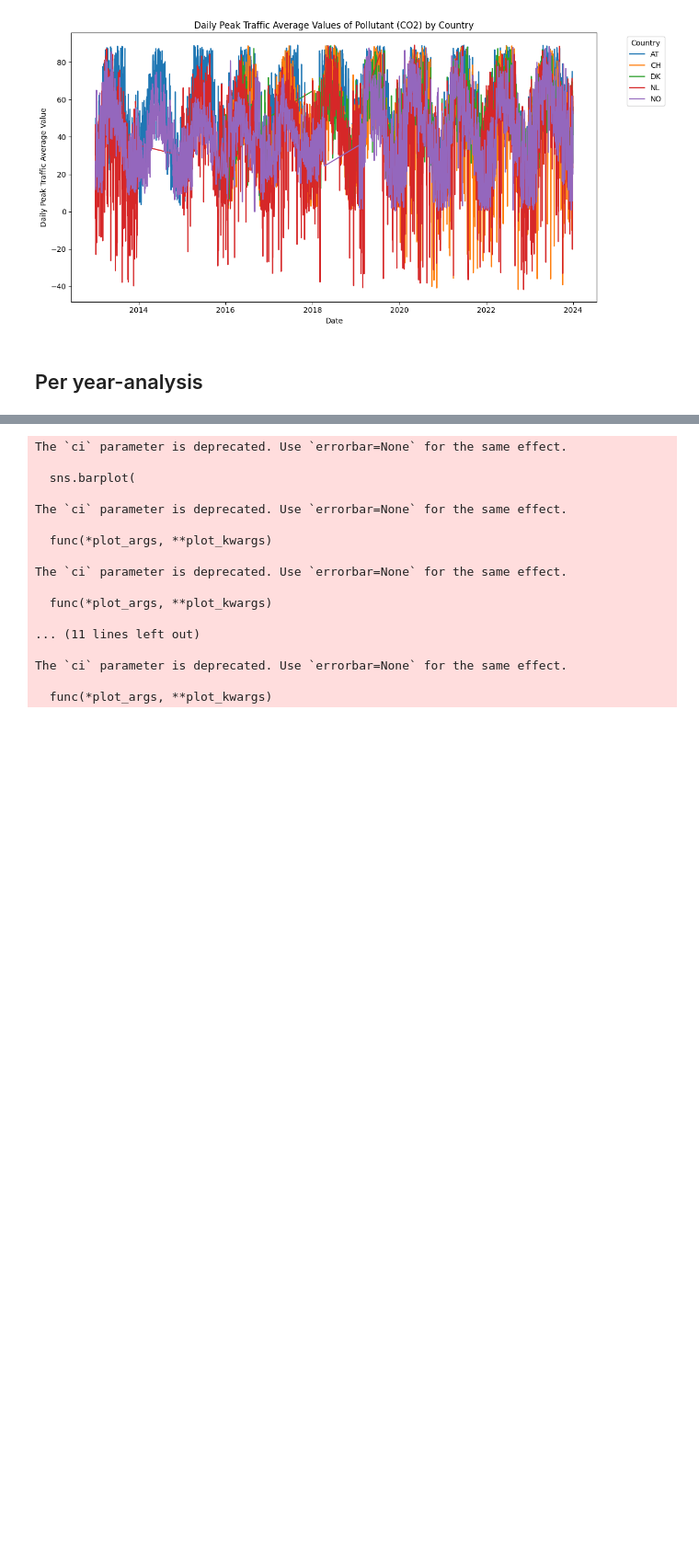
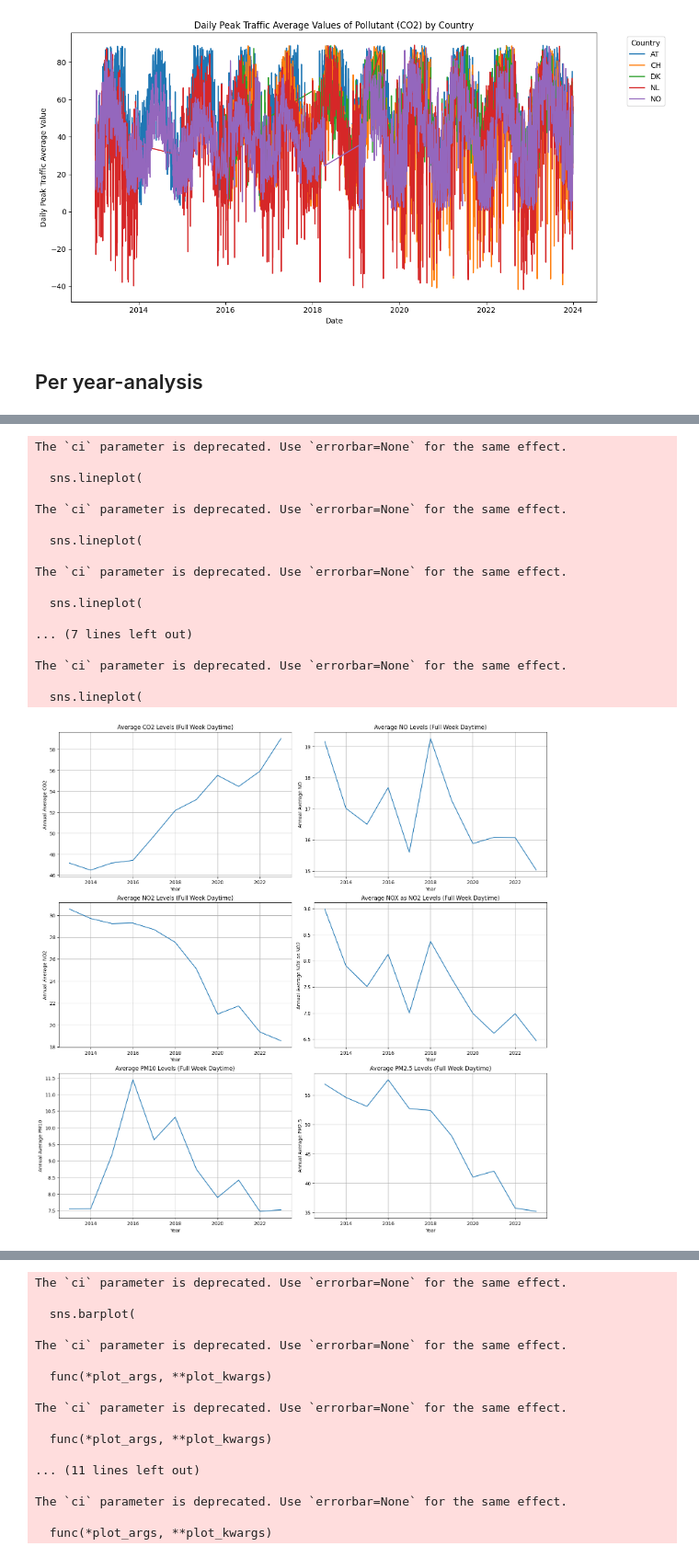
Before and after one commit to JskifterJ/DSML, a Jupyter notebook: notebooks/air_quality_data_V2.ipynb, the cells around one changed output, grey strips where cells are left out. Shown at 92% size. Drawn from its saved outputs; the diff is of its cells as text; code cells hidden in the pictures; blank space fills up the shorter version.

```diff
--- a/notebooks/air_quality_data_V2.ipynb
+++ b/notebooks/air_quality_data_V2.ipynb
@@ -676,0 +723,51 @@ print(summary)
+# %%
+import seaborn as sns
+
+import matplotlib.pyplot as plt
+
+# Define the number of rows and columns for the grid
+ncols = 2
+nrows = (len(unique_pollutants) + ncols - 1) // ncols  # Calculate rows needed
+
+# Create subplots
+fig, axes = plt.subplots(nrows=nrows, ncols=ncols, figsize=(15, 5 * nrows), constrained_layout=True)
+
+# Flatten axes for easy iteration
+axes = axes.flatten()
+
+# Plot each pollutant
+for ax, pollutant in zip(axes, unique_pollutants):
+    # Plot average full-week daytime levels across all countries
+    sns.lineplot(
+        data=aq_annual_averages[aq_annual_averages['Pollutant'] == pollutant],
+        x='Year', y='AnnualAvg_fullweek_Daytime', estimator='mean', ci=None, ax=ax
+    )
+    ax.set_title(f'Average {pollutant} Levels (Full Week Daytime)')
+    ax.set_ylabel(f'Annual Average {pollutant}')
+    ax.set_xlabel('Year')
+    ax.grid(True)
+
+# Hide any unused subplots
+for ax in axes[len(unique_pollutants):]:
+    ax.set_visible(False)
+
+plt.show()
+# %% [output]
+The `ci` parameter is deprecated. Use `errorbar=None` for the same effect.
+
+  sns.lineplot(
+
+The `ci` parameter is deprecated. Use `errorbar=None` for the same effect.
+
+  sns.lineplot(
+
+The `ci` parameter is deprecated. Use `errorbar=None` for the same effect.
+
+  sns.lineplot(
+
+... (7 lines left out)
+
+The `ci` parameter is deprecated. Use `errorbar=None` for the same effect.
+
+  sns.lineplot(
+[figure, added]
```
Also changed, not shown: parts of 19 cells of this notebook.
